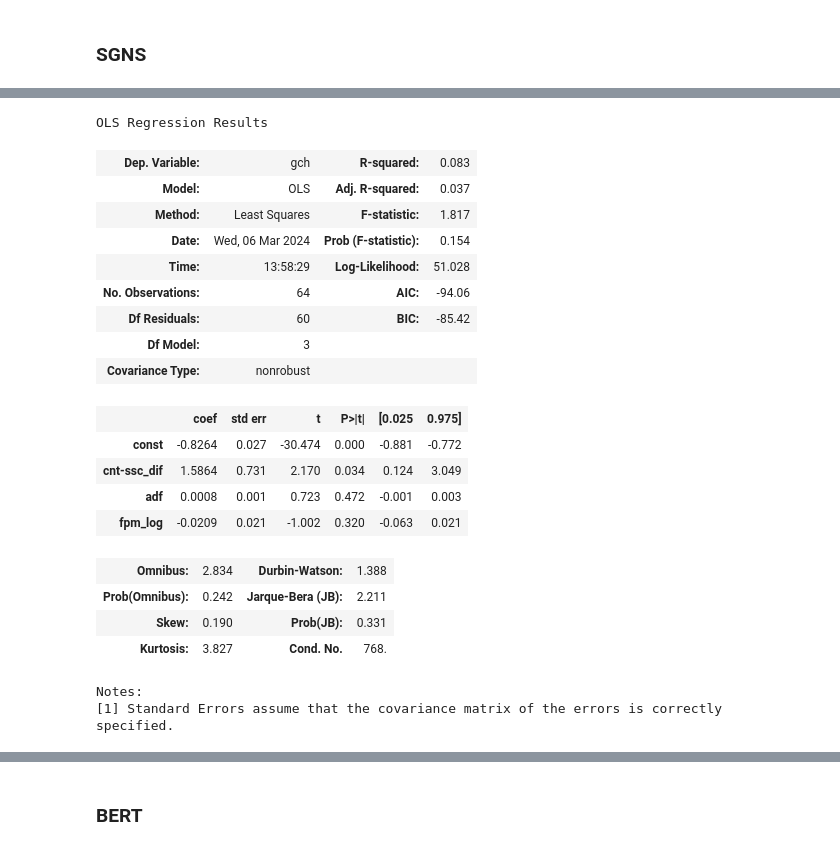
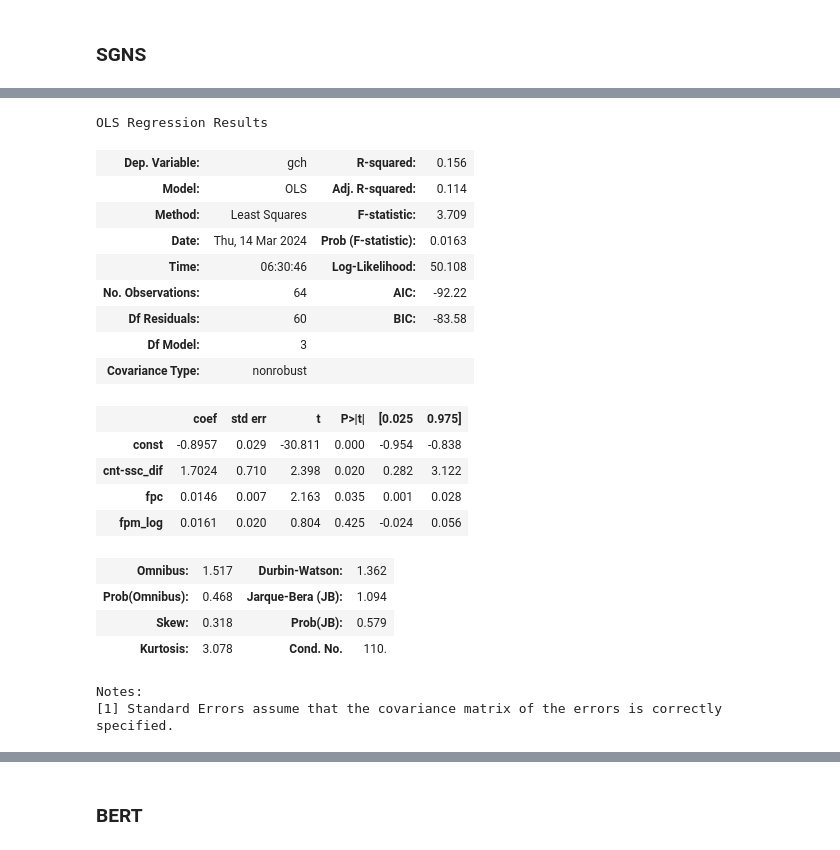
Before and after one commit to mboholm/dw_change, a Jupyter notebook: analysis/replacements/analysis.ipynb, the cells around one changed output, grey strips where cells are left out. Cells and saved outputs as stored; diff of their text form; code cells hidden in the pictures.

```diff
--- a/analysis/replacements/analysis.ipynb
+++ b/analysis/replacements/analysis.ipynb
@@ -572,3 +627,19 @@ def sigmoid(x):
     return s
 # %% [markdown]
 ### SGNS
+# %%
+iod_var = "cnt-ssc_dif"
+indep = [
+    iod_var,
+    "fpc",
+    #"fpm_rnk",
+    "fpm_log",
+#     "fpm"
+]
+dep="gch"
+# %%
+DWE      = ['V1_berika', 'N1_globalist', 'N1_återvandring', 'N1_förortsgäng']
+ABSTRAT  = {"A-Strategy":"ms1", "B-Strategy":"min0.2"}
+YEARS    = years
+METHODS  = ["I-cnt", "O-cnt", "cnt-ssc", "cnt-smx"]
+BASELINE = "first"
@@ -639,61 +893,46 @@ strong multicollinearity or other numerical problems.
 # %%
-#sgns_lsc_nlpl
-#fb_sgns_iod_nlpl
 data = data2data(
-    iod_data = fb_sgns_iod_nlpl,
-    lsc_data = sgns_lsc_nlpl,
-#    dwes     = sgns_lsc.index,
-    dwes     = ['V1_berika', 'N1_globalist', 'N1_återvandring', 'N1_förortsgäng'],
-    AB_strat = {"A-Strategy":"ms1", "B-Strategy":"min0.2"},
-    years    = years,
-    methods  = ["I-cnt", "O-cnt", "cnt-ssc", "cnt-smx"],
-    baseline = "first"
+    iod_data = fb_sgns_w5_iod,
+    lsc_data = sgns_lsc_w5,
+    dwes     = DWE,
+    AB_strat = ABSTRAT,
+    years    = YEARS,
+    methods  = METHODS,
+    baseline = BASELINE
 )
-
-iod_var = "cnt-ssc_dif"
-indep = [
-    iod_var,
-    "adf",
-    #"fpm_rnk",
-    "fpm_log",
-#     "fpm"
-]
-dep="gch"
 
 data = data[indep+[dep]]
 data = data.dropna()
 data[iod_var] = abs(data[iod_var])
 
 trim=False
 if trim:
     Q=0.75
     for v in indep+[dep]:
         q75 = data[v].quantile(q=Q)
         data[v] = data[v].apply(lambda x: x if x<q75 else q75)
 
-#data["fpm_rnk"] = rankdata(data["fpm"], nan_policy="omit")
-
-res_sgns = OLS(data, "gch", indep, transform_dep=True)#, dep_transformer="box-cox" )
-res_sgns.summary()
+res_sgns_w5_100 = OLS(data, "gch", indep, transform_dep=True)#, dep_transformer="box-cox" )
+res_sgns_w5_100.summary()
 # %% [output]
 OLS Regression Results
-| Dep. Variable: | gch | R-squared: | 0.083 |
-| Model: | OLS | Adj. R-squared: | 0.037 |
-| Method: | Least Squares | F-statistic: | 1.817 |
-| Date: | Wed, 06 Mar 2024 | Prob (F-statistic): | 0.154 |
-| Time: | 13:58:29 | Log-Likelihood: | 51.028 |
-| No. Observations: | 64 | AIC: | -94.06 |
-| Df Residuals: | 60 | BIC: | -85.42 |
+| Dep. Variable: | gch | R-squared: | 0.156 |
+| Model: | OLS | Adj. R-squared: | 0.114 |
+| Method: | Least Squares | F-statistic: | 3.709 |
+| Date: | Thu, 14 Mar 2024 | Prob (F-statistic): | 0.0163 |
+| Time: | 06:30:46 | Log-Likelihood: | 50.108 |
+| No. Observations: | 64 | AIC: | -92.22 |
+| Df Residuals: | 60 | BIC: | -83.58 |
 | Df Model: | 3 |  |  |
 | Covariance Type: | nonrobust |  |  |
 |  | coef | std err | t | P>|t| | [0.025 | 0.975] |
-| const | -0.8264 | 0.027 | -30.474 | 0.000 | -0.881 | -0.772 |
-| cnt-ssc_dif | 1.5864 | 0.731 | 2.170 | 0.034 | 0.124 | 3.049 |
-| adf | 0.0008 | 0.001 | 0.723 | 0.472 | -0.001 | 0.003 |
-| fpm_log | -0.0209 | 0.021 | -1.002 | 0.320 | -0.063 | 0.021 |
+| const | -0.8957 | 0.029 | -30.811 | 0.000 | -0.954 | -0.838 |
+| cnt-ssc_dif | 1.7024 | 0.710 | 2.398 | 0.020 | 0.282 | 3.122 |
+| fpc | 0.0146 | 0.007 | 2.163 | 0.035 | 0.001 | 0.028 |
+| fpm_log | 0.0161 | 0.020 | 0.804 | 0.425 | -0.024 | 0.056 |
-| Omnibus: | 2.834 | Durbin-Watson: | 1.388 |
-| Prob(Omnibus): | 0.242 | Jarque-Bera (JB): | 2.211 |
-| Skew: | 0.190 | Prob(JB): | 0.331 |
-| Kurtosis: | 3.827 | Cond. No. | 768. |
+| Omnibus: | 1.517 | Durbin-Watson: | 1.362 |
+| Prob(Omnibus): | 0.468 | Jarque-Bera (JB): | 1.094 |
+| Skew: | 0.318 | Prob(JB): | 0.579 |
+| Kurtosis: | 3.078 | Cond. No. | 110. |
 Notes:
 [1] Standard Errors assume that the covariance matrix of the errors is correctly specified.
```
Also changed, not shown: parts of 43 cells of this notebook, 7 other files.
